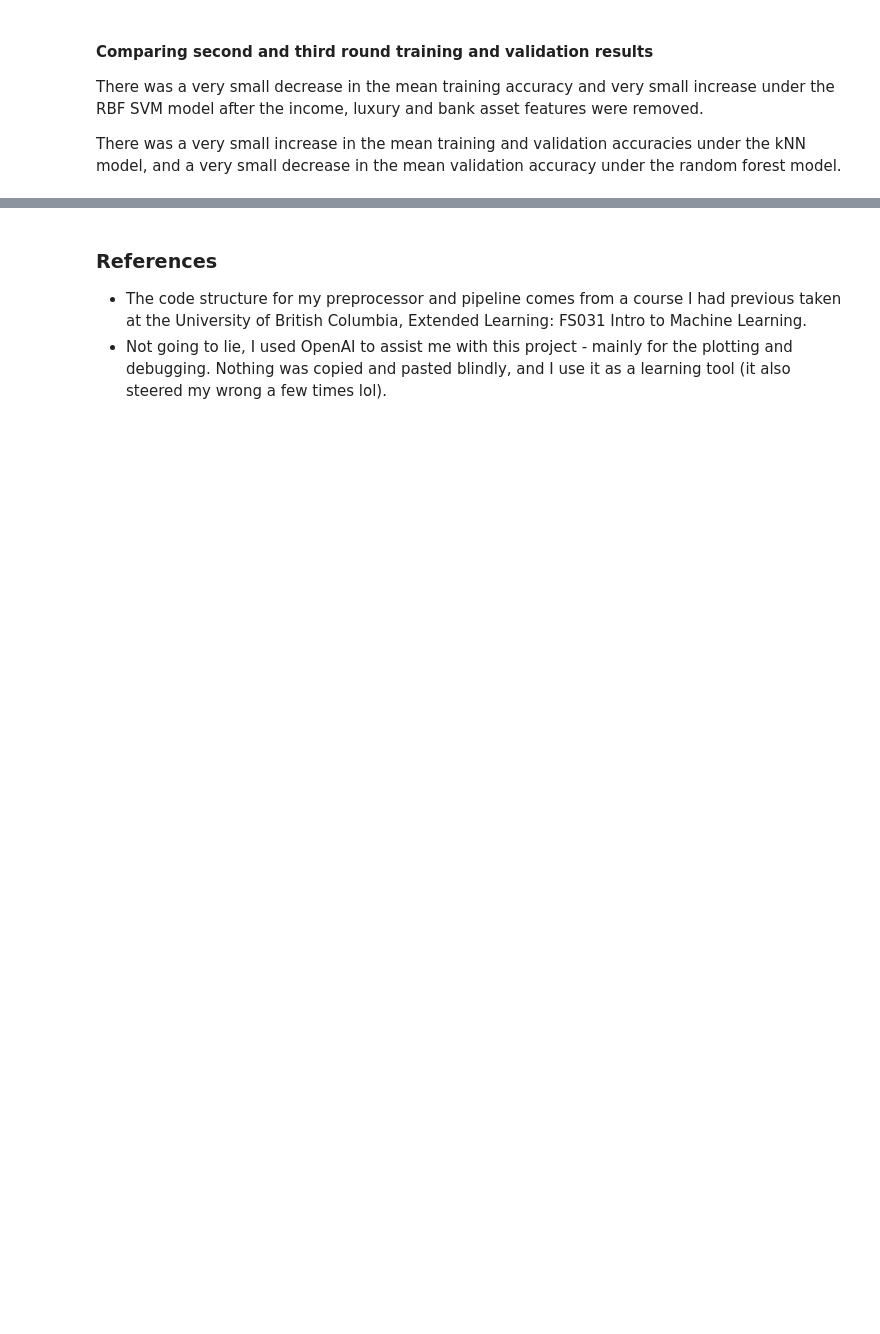
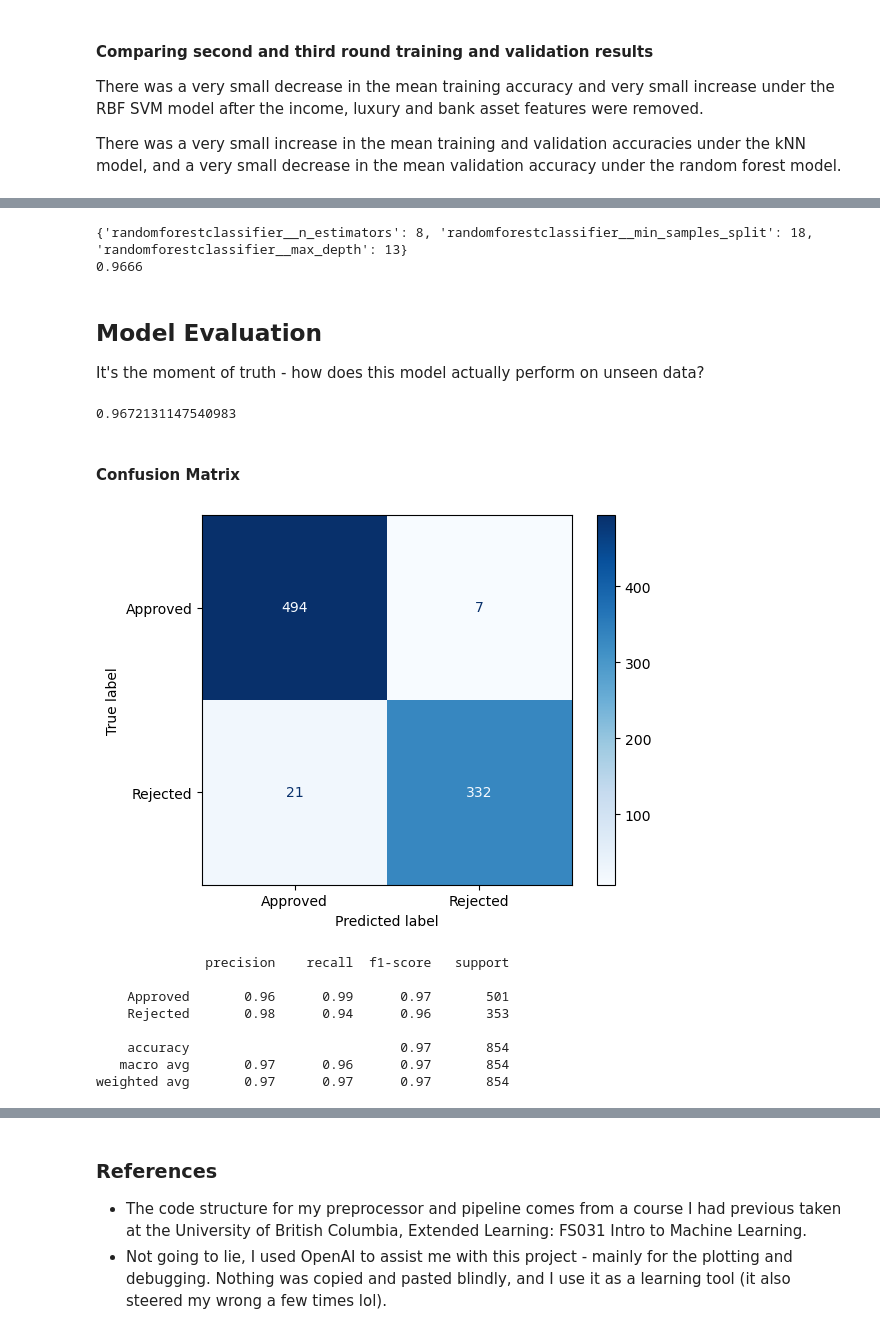
Before and after one commit to FleaBusyBeeBergs/dtsa5509, a Jupyter notebook: final-project.ipynb, the cells around one changed output, grey strips where cells are left out. Saved outputs shown, nothing was run; the diff lists cells and outputs as text; code cells hidden in the pictures; blank space fills up the shorter version.

```diff
--- a/final-project.ipynb
+++ b/final-project.ipynb
@@ -581,0 +583,19 @@ Random forest has the best training and validation accuracy.
+# %%
+rf_pipe = make_pipeline(preprocessor, RandomForestClassifier())
+
+# Sweep over hyperparameters in rf_param_grid
+rf_param_grid = {'randomforestclassifier__n_estimators': range(1, 15, 1),
+                 'randomforestclassifier__max_depth': range(10, 15, 1),
+                 'randomforestclassifier__min_samples_split': range(10, 20, 1)
+                }
+
+rf_search = RandomizedSearchCV(rf_pipe,
+                                  rf_param_grid,
+                                  cv = 5,
+                                  n_iter = 5,
+                                  n_jobs = -1,
+                                  return_train_score = True,
+                                  random_state = 2024)
+
+
+rf_search.fit(X_train, y_train)
@@ -582,2 +638,47 @@ Random forest has the best training and validation accuracy.
+# %%
+best_rf = rf_search.best_params_
+best_rf_score = round(rf_search.best_score_, 4)
+
+print(best_rf)
+print(best_rf_score)
+# %% [output]
+{'randomforestclassifier__n_estimators': 8, 'randomforestclassifier__min_samples_split': 18, 'randomforestclassifier__max_depth': 13}
+0.9666
+# %% [markdown]
+## Model Evaluation
+
+It's the moment of truth - how does this model actually perform on unseen data?
+# %%
+rf_test_score = rf_search.score(X_test, y_test)
+rf_test_score
+# %% [output]
+0.9672131147540983
+# %% [markdown]
+#### Confusion Matrix
+# %%
+y_pred = rf_search.predict(X_test)
+
+cm = confusion_matrix(y_test, y_pred)
+
+cm_normalized = cm.astype(float) / cm.sum(axis=1)[:, np.newaxis]
+
+rf_cm_plot = ConfusionMatrixDisplay(confusion_matrix = cm,
+                                    display_labels = ['Approved', 'Rejected'])
+
+rf_cm_plot.plot(cmap = plt.cm.Blues)
+
+plt.show()
+
+print(classification_report(y_test, y_pred, target_names=['Approved', 'Rejected']))
+# %% [output]
+[figure, added]
+              precision    recall  f1-score   support
+
+    Approved       0.96      0.99      0.97       501
+    Rejected       0.98      0.94      0.96       353
+
+    accuracy                           0.97       854
+   macro avg       0.97      0.96      0.97       854
+weighted avg       0.97      0.97      0.97       854
 # %% [markdown]
 ## Discussion
```
Also changed, not shown: parts of 10 cells of this notebook.
